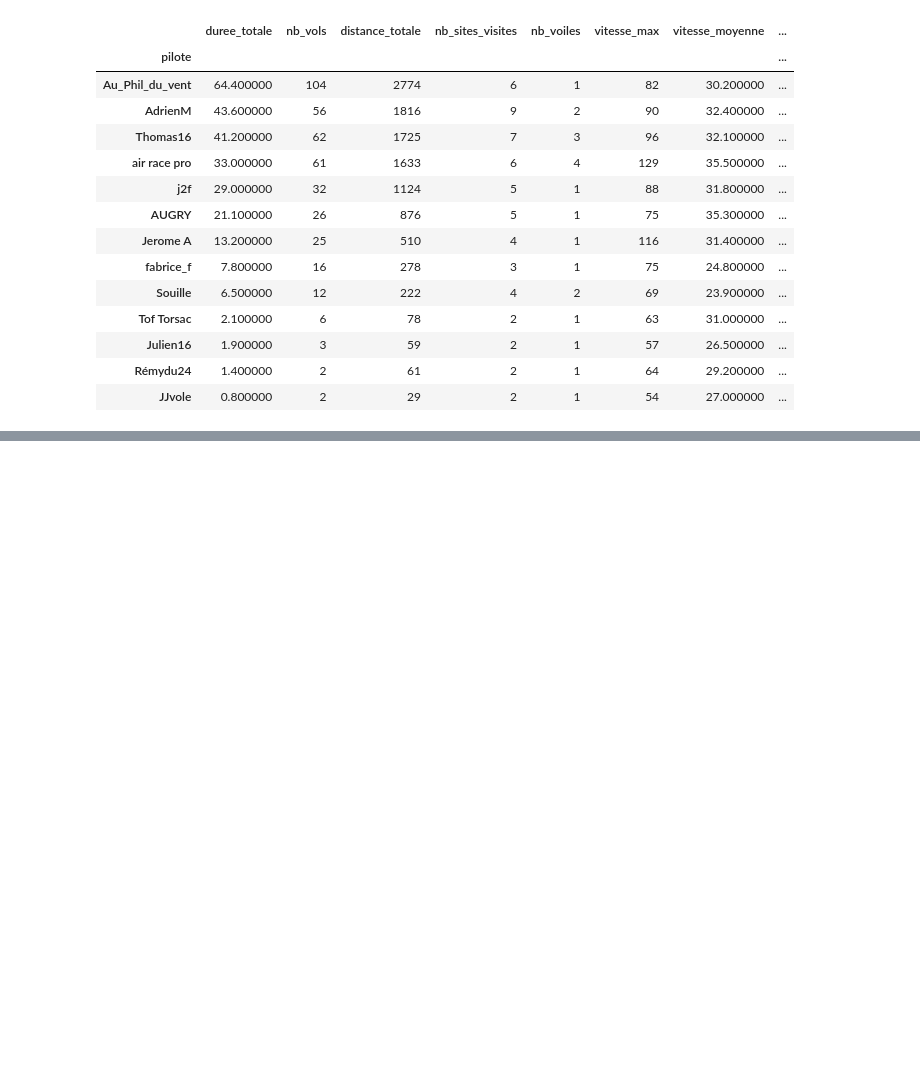
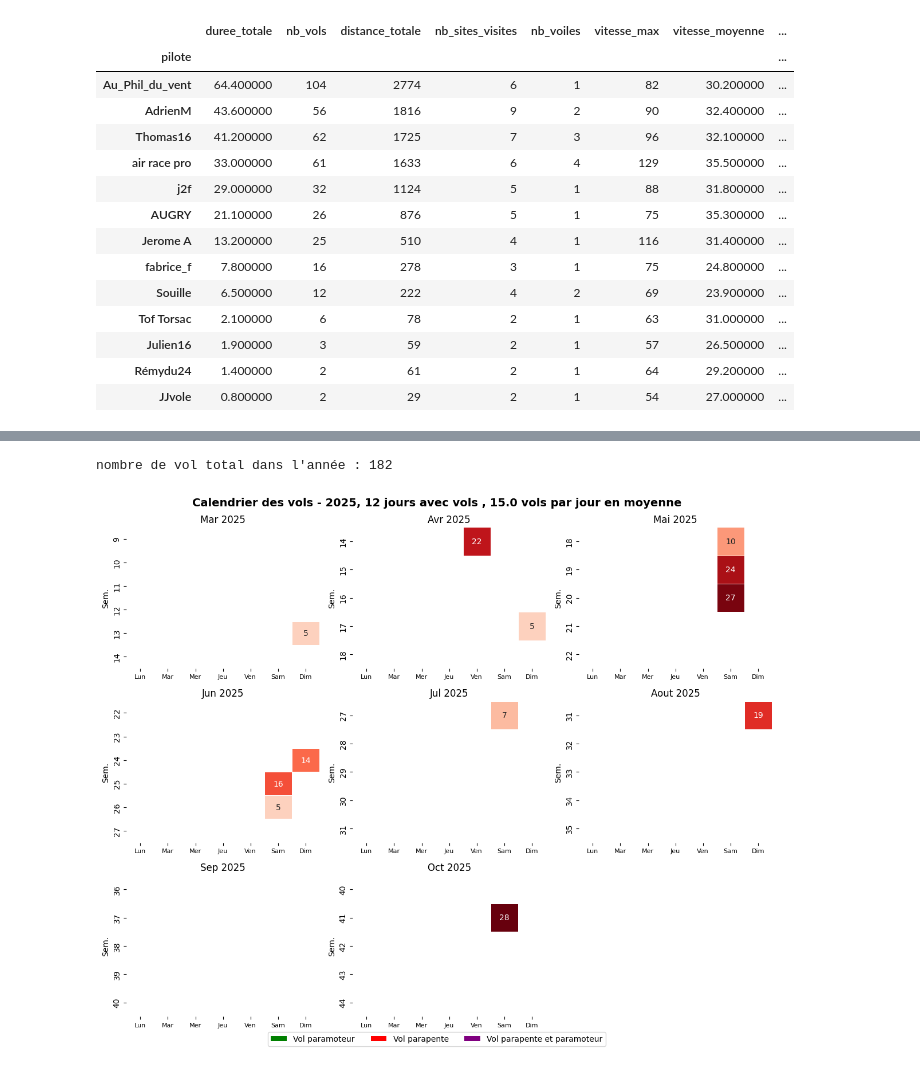
Before and after one commit to amorea04/syride_traces, a Jupyter notebook: src/analyze_traces.ipynb, the cells around one changed output, grey strips where cells are left out. Drawn from its saved outputs; the diff is of its cells as text; code cells hidden in the pictures; blank space fills up the shorter version.

```diff
--- a/src/analyze_traces.ipynb
+++ b/src/analyze_traces.ipynb
@@ -1177,0 +1724,28 @@ Paramoteur
+# %%
+seances = {
+    "2025-03-30":[5, "parapente"],
+    "2025-04-04":[22, "parapente"],
+    "2025-04-27":[5, "parapente"],
+    "2025-05-03":[10, "parapente"],
+    "2025-05-10":[24, "parapente"],
+    "2025-05-17":[27, "parapente"],
+    "2025-06-15":[14, "parapente"],
+    "2025-06-21":[16, "parapente"],
+    "2025-06-28":[5, "parapente"],
+    "2025-07-05":[7, "parapente"],
+    "2025-08-03":[19, "parapente"],
+    "2025-10-11":[28, "parapente"],
+}
+
+df_seances = pd.DataFrame([[date, *values] for date, values in seances.items()], columns=['date', 'nb_vol', 'type_vol']).sort_values(by='date')
+df_seances.reset_index(drop=True, inplace=True)
+df_seances['date'] = pd.to_datetime(df_seances['date'])
+df_seances
+
+
+print(f"""nombre de vol total dans l'année : {df_seances['nb_vol'].sum()}""")
+
+plot_calendar_flights(df_init=df_seances, value_col="nb_vol", start_month= 3, end_month = 10)
+# %% [output]
+nombre de vol total dans l'année : 182
+[figure, added]
```
Also changed, not shown: parts of 20 cells of this notebook, 52 other files.
